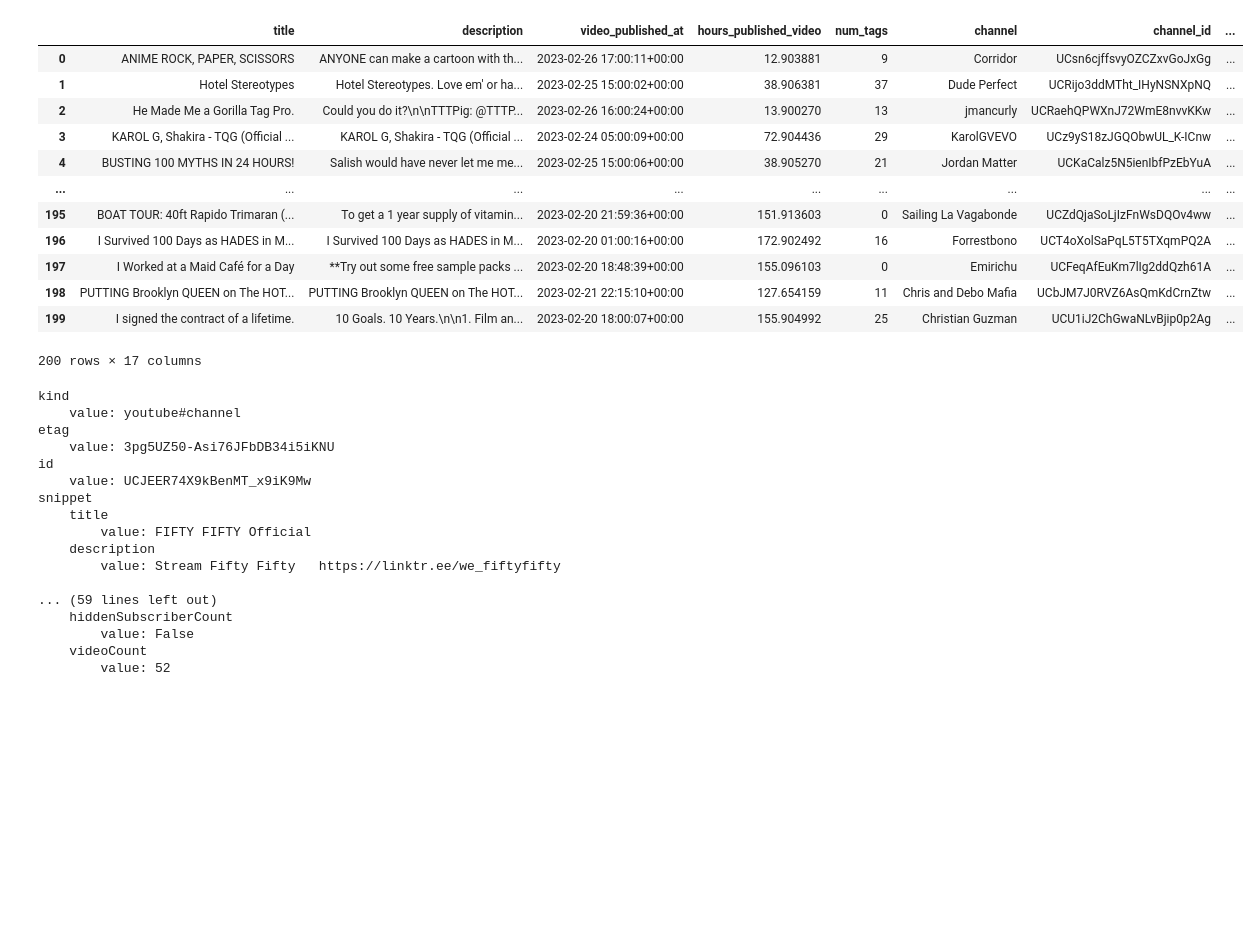
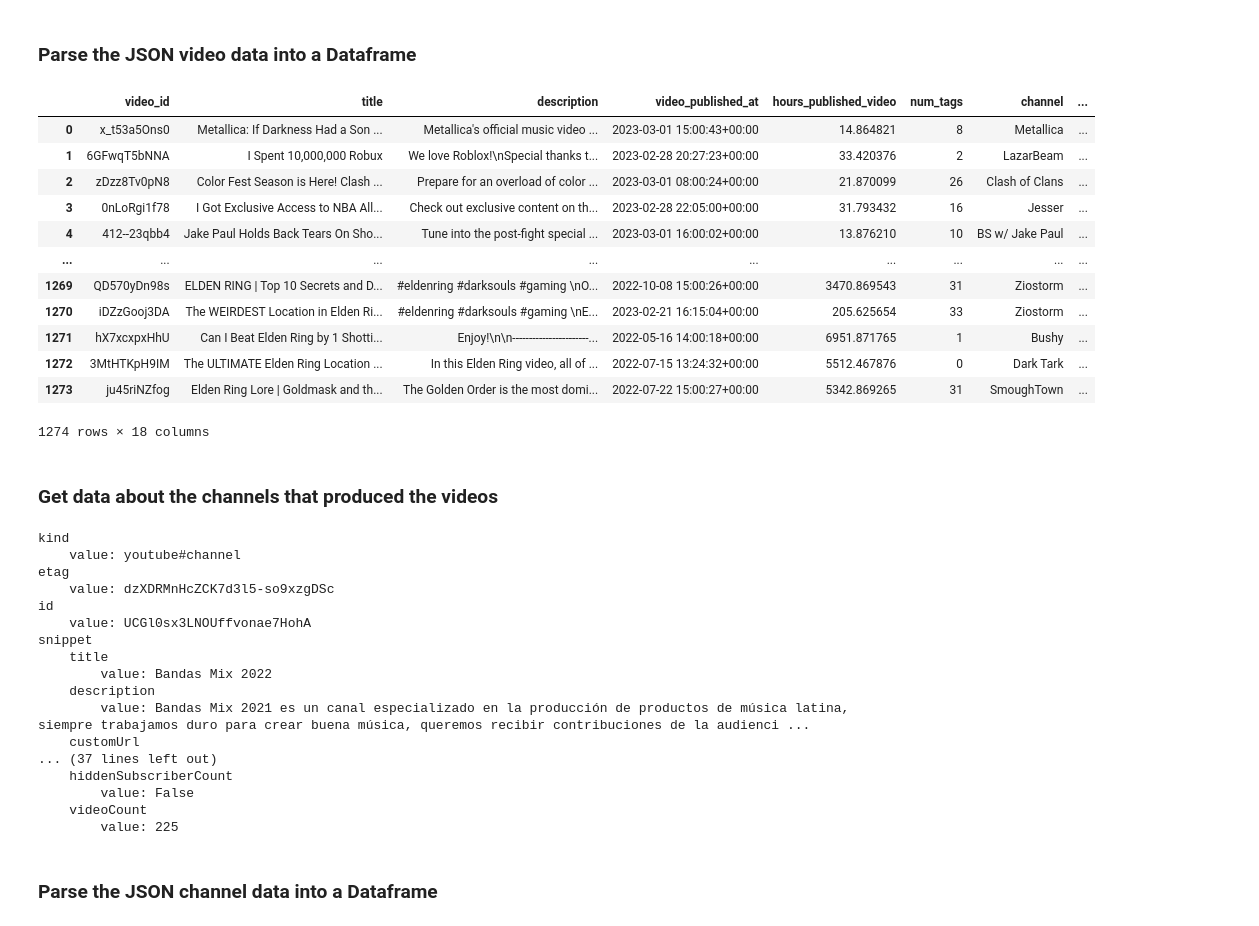
Before and after one commit to maxencefrenette/youtube-views-predictor, a Jupyter notebook: src/data/get_youtube_data.ipynb, the cells around one changed output. Drawn from its saved outputs; the diff is of its cells as text; code cells hidden in the pictures; blank space fills up the shorter version.

```diff
--- a/src/data/get_youtube_data.ipynb
+++ b/src/data/get_youtube_data.ipynb
@@ -244,0 +294,6 @@ recordingDetails
+# %%
+# call the API to get top videos
+video_list = get_top_yt_videos(apiClient=youtube)
+
+# Output 1 video JSON element
+my_recursive_print_json(video_list[0])
@@ -244,0 +320,15 @@ recordingDetails
+# %%
+# call the API to get videos related to each of the top videos
+related_video_id_list = []
+top_video_id_list = [video['id'] for video in video_list]
+
+for top_video_id in top_video_id_list:
+    related_videos = get_related_yt_video_ids(apiClient=youtube, videoId=top_video_id)
+    related_video_id_list = np.append(related_video_id_list, related_videos)
+
+related_video_list = get_yt_videos_by_id(apiClient=youtube, video_id_list=related_video_id_list)
+
+video_list = np.append(video_list, related_video_list)
+
+# Output 1 video JSON element from related_video_list
+my_recursive_print_json(related_video_list[0])
@@ -245,24 +353,28 @@ recordingDetails
+# %% [markdown]
+### Parse the JSON video data into a Dataframe
 # %%
 # Parse the video JSON elements into a dataframe & list of unique channel IDs
-(video_df, channel_id_list) = parse_youtube_video_data(video_list)
+(video_df, channel_id_list) = parse_yt_video_data(video_list)
 video_df
 # %% [output]
-|  | title | description | video_published_at | hours_published_video | num_tags | channel | channel_id | ... |
-| 0 | ANIME ROCK, PAPER, SCISSORS | ANYONE can make a cartoon with th... | 2023-02-26 17:00:11+00:00 | 12.903881 | 9 | Corridor | UCsn6cjffsvyOZCZxvGoJxGg | ... |
-| 1 | Hotel Stereotypes | Hotel Stereotypes. Love em' or ha... | 2023-02-25 15:00:02+00:00 | 38.906381 | 37 | Dude Perfect | UCRijo3ddMTht_IHyNSNXpNQ | ... |
-| 2 | He Made Me a Gorilla Tag Pro. | Could you do it?\n\nTTTPig: @TTTP... | 2023-02-26 16:00:24+00:00 | 13.900270 | 13 | jmancurly | UCRaehQPWXnJ72WmE8nvvKKw | ... |
-| 3 | KAROL G, Shakira - TQG (Official ... | KAROL G, Shakira - TQG (Official ... | 2023-02-24 05:00:09+00:00 | 72.904436 | 29 | KarolGVEVO | UCz9yS18zJGQObwUL_K-ICnw | ... |
-| 4 | BUSTING 100 MYTHS IN 24 HOURS! | Salish would have never let me me... | 2023-02-25 15:00:06+00:00 | 38.905270 | 21 | Jordan Matter | UCKaCalz5N5ienIbfPzEbYuA | ... |
+|  | video_id | title | description | video_published_at | hours_published_video | num_tags | channel | ... |
+| 0 | x_t53a5Ons0 | Metallica: If Darkness Had a Son ... | Metallica's official music video ... | 2023-03-01 15:00:43+00:00 | 14.864821 | 8 | Metallica | ... |
+| 1 | 6GFwqT5bNNA | I Spent 10,000,000 Robux | We love Roblox!\nSpecial thanks t... | 2023-02-28 20:27:23+00:00 | 33.420376 | 2 | LazarBeam | ... |
+| 2 | zDzz8Tv0pN8 | Color Fest Season is Here! Clash ... | Prepare for an overload of color ... | 2023-03-01 08:00:24+00:00 | 21.870099 | 26 | Clash of Clans | ... |
+| 3 | 0nLoRgi1f78 | I Got Exclusive Access to NBA All... | Check out exclusive content on th... | 2023-02-28 22:05:00+00:00 | 31.793432 | 16 | Jesser | ... |
+| 4 | 412--23qbb4 | Jake Paul Holds Back Tears On Sho... | Tune into the post-fight special ... | 2023-03-01 16:00:02+00:00 | 13.876210 | 10 | BS w/ Jake Paul | ... |
 | ... | ... | ... | ... | ... | ... | ... | ... | ... |
-| 195 | BOAT TOUR: 40ft Rapido Trimaran (... | To get a 1 year supply of vitamin... | 2023-02-20 21:59:36+00:00 | 151.913603 | 0 | Sailing La Vagabonde | UCZdQjaSoLjIzFnWsDQOv4ww | ... |
-| 196 | I Survived 100 Days as HADES in M... | I Survived 100 Days as HADES in M... | 2023-02-20 01:00:16+00:00 | 172.902492 | 16 | Forrestbono | UCT4oXolSaPqL5T5TXqmPQ2A | ... |
-| 197 | I Worked at a Maid Café for a Day | **Try out some free sample packs ... | 2023-02-20 18:48:39+00:00 | 155.096103 | 0 | Emirichu | UCFeqAfEuKm7lIg2ddQzh61A | ... |
-| 198 | PUTTING Brooklyn QUEEN on The HOT... | PUTTING Brooklyn QUEEN on The HOT... | 2023-02-21 22:15:10+00:00 | 127.654159 | 11 | Chris and Debo Mafia | UCbJM7J0RVZ6AsQmKdCrnZtw | ... |
-| 199 | I signed the contract of a lifetime. | 10 Goals. 10 Years.\n\n1. Film an... | 2023-02-20 18:00:07+00:00 | 155.904992 | 25 | Christian Guzman | UCU1iJ2ChGwaNLvBjip0p2Ag | ... |
+| 1269 | QD570yDn98s | ELDEN RING | Top 10 Secrets and D... | #eldenring #darksouls #gaming \nO... | 2022-10-08 15:00:26+00:00 | 3470.869543 | 31 | Ziostorm | ... |
+| 1270 | iDZzGooj3DA | The WEIRDEST Location in Elden Ri... | #eldenring #darksouls #gaming \nE... | 2023-02-21 16:15:04+00:00 | 205.625654 | 33 | Ziostorm | ... |
+| 1271 | hX7xcxpxHhU | Can I Beat Elden Ring by 1 Shotti... | Enjoy!\n\n-----------------------... | 2022-05-16 14:00:18+00:00 | 6951.871765 | 1 | Bushy | ... |
+| 1272 | 3MtHTKpH9IM | The ULTIMATE Elden Ring Location ... | In this Elden Ring video, all of ... | 2022-07-15 13:24:32+00:00 | 5512.467876 | 0 | Dark Tark | ... |
+| 1273 | ju45riNZfog | Elden Ring Lore | Goldmask and th... | The Golden Order is the most domi... | 2022-07-22 15:00:27+00:00 | 5342.869265 | 31 | SmoughTown | ... |
-200 rows × 17 columns
+1274 rows × 18 columns
+# %% [markdown]
+### Get data about the channels that produced the videos
 # %%
 # Call the API to get data on the channels
-channel_list = get_youtube_channels(apiClient=youtube, channel_id_list=channel_id_list)
+channel_list = get_yt_channels(apiClient=youtube, channel_id_list=channel_id_list)
 
 # Output 1 channel JSON element
 my_recursive_print_json(channel_list[0])
@@ -270,19 +382,21 @@ my_recursive_print_json(channel_list[0])
 kind
     value: youtube#channel
 etag
-    value: 3pg5UZ50-Asi76JFbDB34i5iKNU
+    value: dzXDRMnHcZCK7d3l5-so9xzgDSc
 id
-    value: UCJEER74X9kBenMT_x9iK9Mw
+    value: UCGl0sx3LNOUffvonae7HohA
 snippet
     title
-        value: FIFTY FIFTY Official
+        value: Bandas Mix 2022
     description
-        value: Stream Fifty Fifty   https://linktr.ee/we_fiftyfifty
-
-... (59 lines left out)
+        value: Bandas Mix 2021 es un canal especializado en la producción de productos de música latina, siempre trabajamos duro para crear buena música, queremos recibir contribuciones de la audienci ...
+    customUrl
+... (37 lines left out)
     hiddenSubscriberCount
         value: False
     videoCount
-        value: 52
+        value: 225
+# %% [markdown]
+### Parse the JSON channel data into a Dataframe
 # %%
 # Parse the channel JSON elements into a dataframe
```
Also changed, not shown: parts of 15 cells of this notebook, 1 other file.
